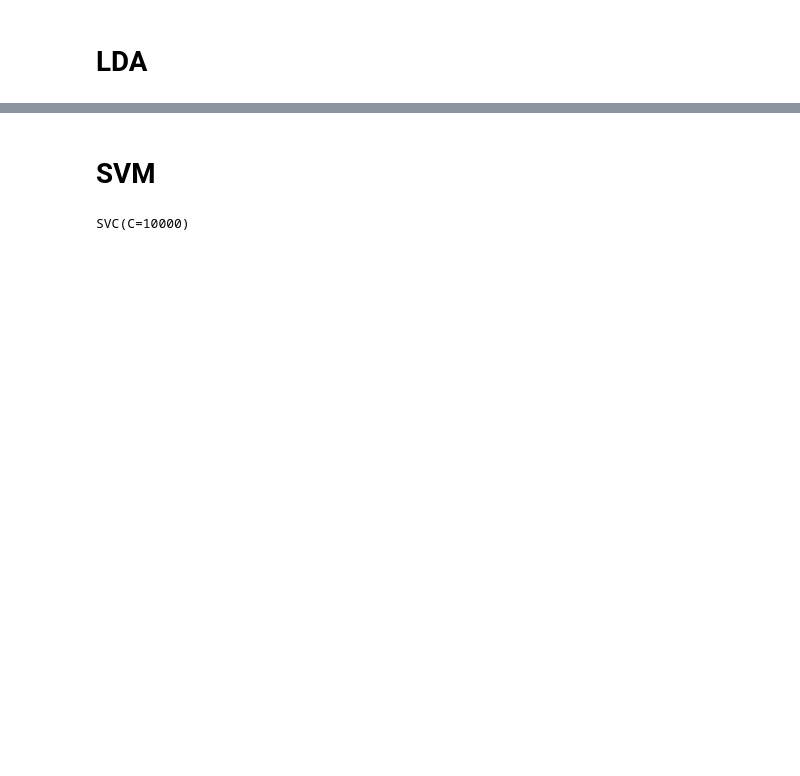
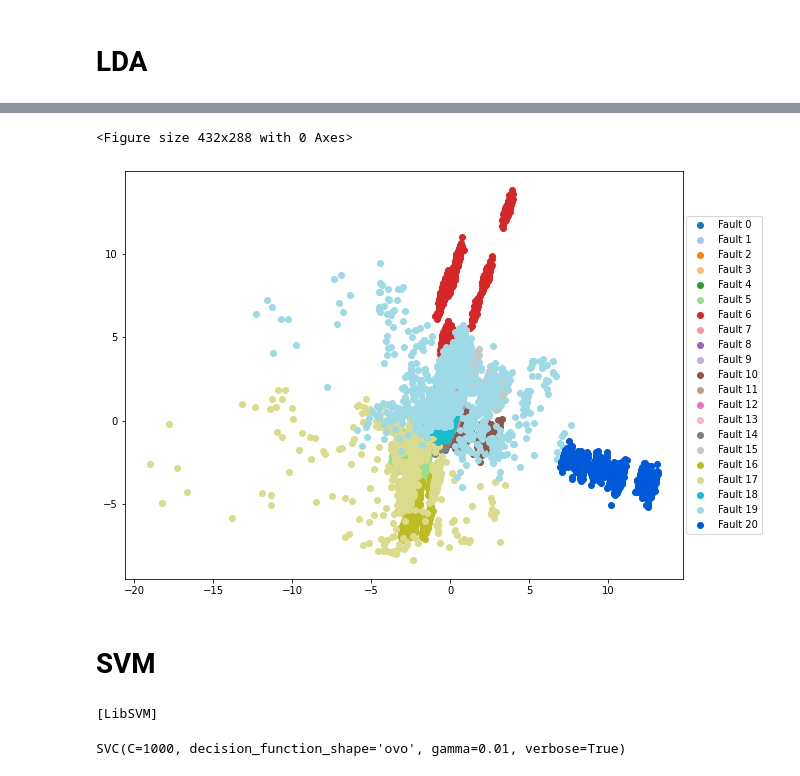
Before and after one commit to peterkrull/p7-ml-refrigeration-fault-detection, a Jupyter notebook: Python/LDA-SVM skl.ipynb, the cells around one changed output, grey strips where cells are left out. Saved outputs shown, nothing was run; the diff lists cells and outputs as text; code cells hidden in the pictures; blank space fills up the shorter version.

```diff
--- a/Python/LDA-SVM skl.ipynb
+++ b/Python/LDA-SVM skl.ipynb
@@ -92,12 +105,20 @@ array([[ 0.06969008, -0.14266309, -0.7777641 , -0.05835893,  0.26957533],
+# %%
+import plot_functions as pf
+
+pf.plot_transformation(pd.DataFrame(LDA).assign(target=train_data['target']),'LDA_data.pdf','target',True)
+# %% [output]
+<Figure size 432x288 with 0 Axes>
+[figure, added]
 # %% [markdown]
 # SVM
 # %%
 from sklearn import svm
 
-clf_svm = svm.SVC( C=10000, decision_function_shape="ovr")#kernel="rbf", decision_function_shape="ovo", C=1000, gamma=0.01)
+clf_svm = svm.SVC( C=1000, decision_function_shape="ovo",gamma=0.01,verbose=True)#kernel="rbf", decision_function_shape="ovo", C=1000, gamma=0.01)
 clf_svm.fit(LDA, labels_trn)
 # %% [output]
-SVC(C=10000)
+[LibSVM]
+SVC(C=1000, decision_function_shape='ovo', gamma=0.01, verbose=True)
 # %%
 #clf_svm.score(LDA,labels_trn)
 predict = clf_svm.predict(LDA)
```
Also changed, not shown: parts of 12 cells of this notebook.
